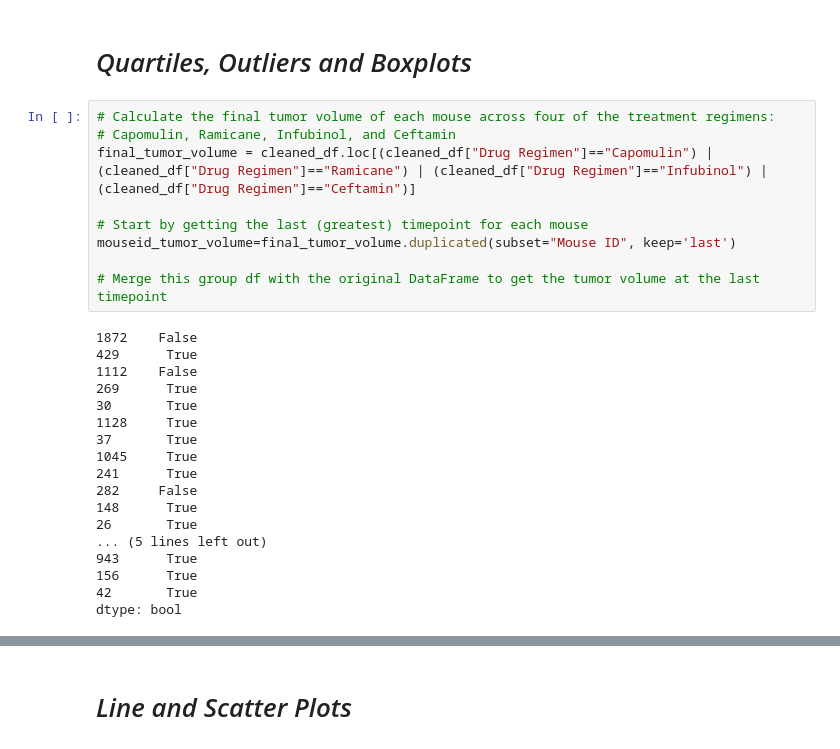
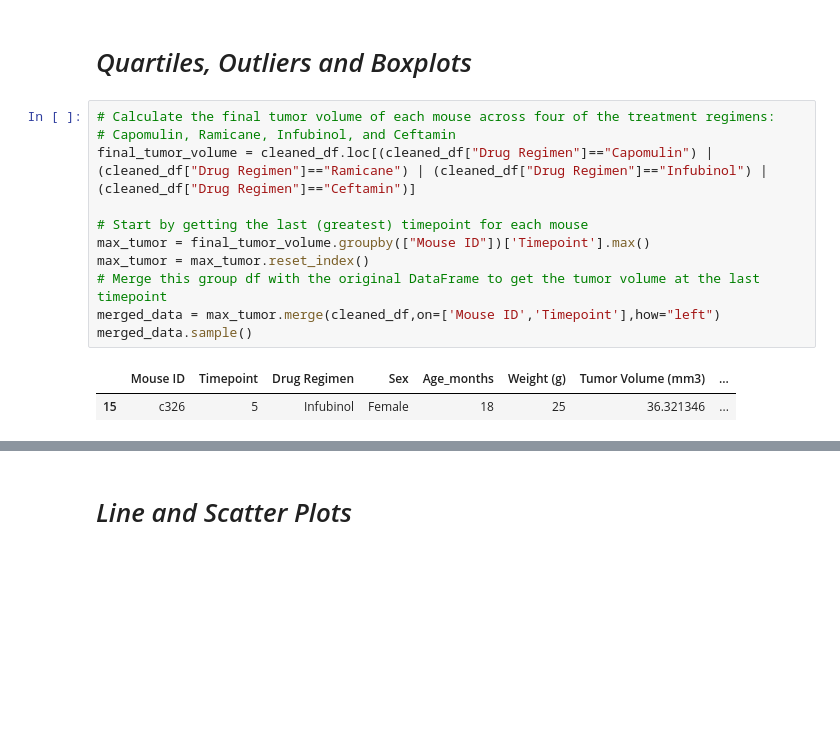
Before and after one commit to abdyraman/matplotlib-challenge, a Jupyter notebook: mouse_study_analysis.ipynb, the cells around one changed output, grey strips where cells are left out. Saved outputs shown, nothing was run; the diff lists cells and outputs as text; blank space fills up the shorter version.

```diff
--- a/mouse_study_analysis.ipynb
+++ b/mouse_study_analysis.ipynb
@@ -229,29 +232,16 @@ Text(0, 0.5, 'Sex')
 # %%
 # Calculate the final tumor volume of each mouse across four of the treatment regimens:
 # Capomulin, Ramicane, Infubinol, and Ceftamin
 final_tumor_volume = cleaned_df.loc[(cleaned_df["Drug Regimen"]=="Capomulin") | (cleaned_df["Drug Regimen"]=="Ramicane") | (cleaned_df["Drug Regimen"]=="Infubinol") | (cleaned_df["Drug Regimen"]=="Ceftamin")]
 
 # Start by getting the last (greatest) timepoint for each mouse
-mouseid_tumor_volume=final_tumor_volume.duplicated(subset="Mouse ID", keep='last')
-
+max_tumor = final_tumor_volume.groupby(["Mouse ID"])['Timepoint'].max()
+max_tumor = max_tumor.reset_index()
 # Merge this group df with the original DataFrame to get the tumor volume at the last timepoint
+merged_data = max_tumor.merge(cleaned_df,on=['Mouse ID','Timepoint'],how="left")
+merged_data.sample()
 # %% [output]
-1872    False
-429      True
-1112    False
-269      True
-30       True
-1128     True
-37       True
-1045     True
-241      True
-282     False
-148      True
-26       True
-... (5 lines left out)
-943      True
-156      True
-42       True
-dtype: bool
+|  | Mouse ID | Timepoint | Drug Regimen | Sex | Age_months | Weight (g) | Tumor Volume (mm3) | ... |
+| 15 | c326 | 5 | Infubinol | Female | 18 | 25 | 36.321346 | ... |
 # %%
 # Put treatments into a list for for loop (and later for plot labels)
```
Also changed, not shown: parts of 8 cells of this notebook.
